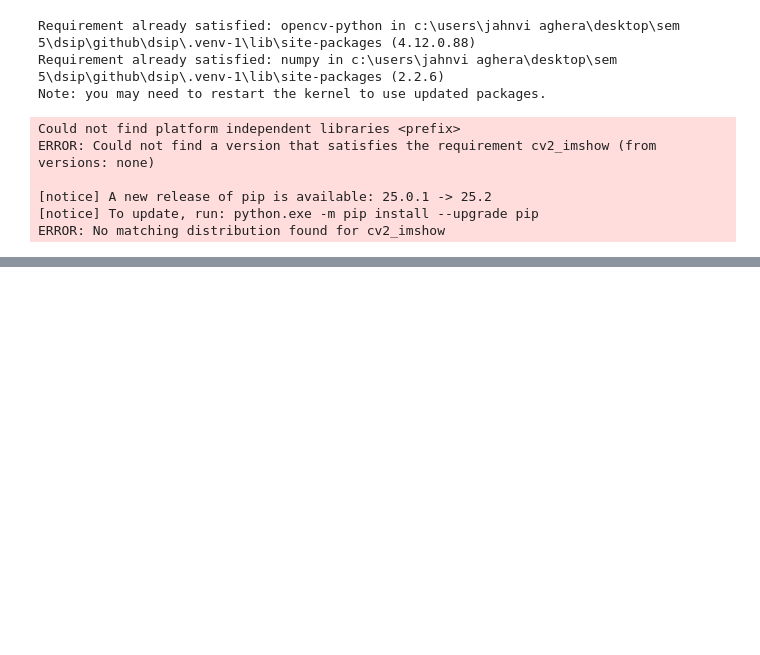
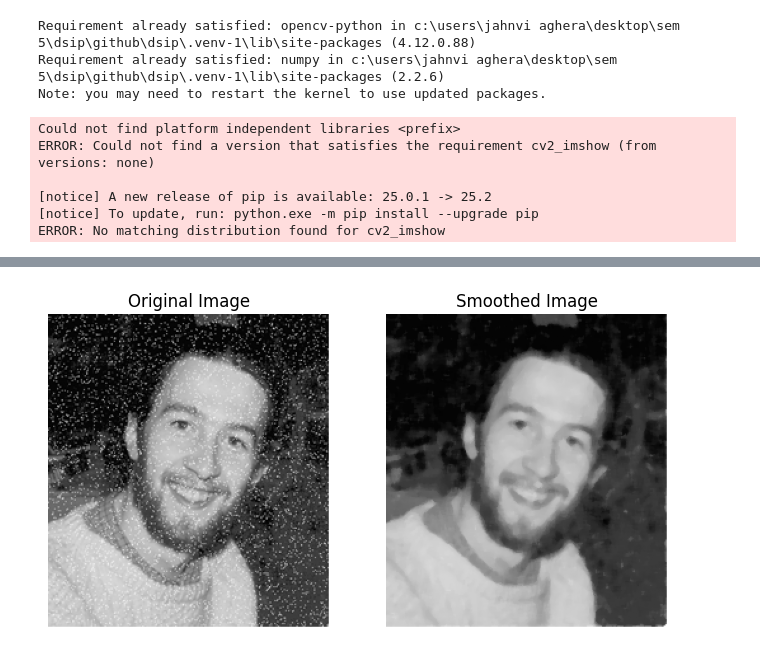
Before and after one commit to JahnviAghera/DSIP, a Jupyter notebook: spatial_filter.ipynb, the cells around one changed output, grey strips where cells are left out. Drawn from its saved outputs; the diff is of its cells as text; code cells hidden in the pictures; blank space fills up the shorter version.

```diff
--- a/spatial_filter.ipynb
+++ b/spatial_filter.ipynb
@@ -59,0 +83,23 @@ plt.show()
+# %%
+# Define the size of the median filter kernel (should be an odd number)
+kernel_size = 5  # You can adjust the size based on the desired smoothing level
+
+# Apply the Median filter for smoothing
+smoothed_image = cv2.medianBlur(image, kernel_size)
+# Display the smoothed image
+import matplotlib.pyplot as plt
+
+plt.figure(figsize=(8, 8))
+plt.subplot(1, 2, 1)
+plt.imshow(image, cmap='gray')
+plt.title('Original Image')
+plt.axis('off')
+
+plt.subplot(1, 2, 2)
+plt.imshow(smoothed_image, cmap='gray')
+plt.title('Smoothed Image')
+plt.axis('off')
+
+plt.show()
+# %% [output]
+[figure, added]
```
Also changed, not shown: parts of 3 cells of this notebook, 24 other files.
